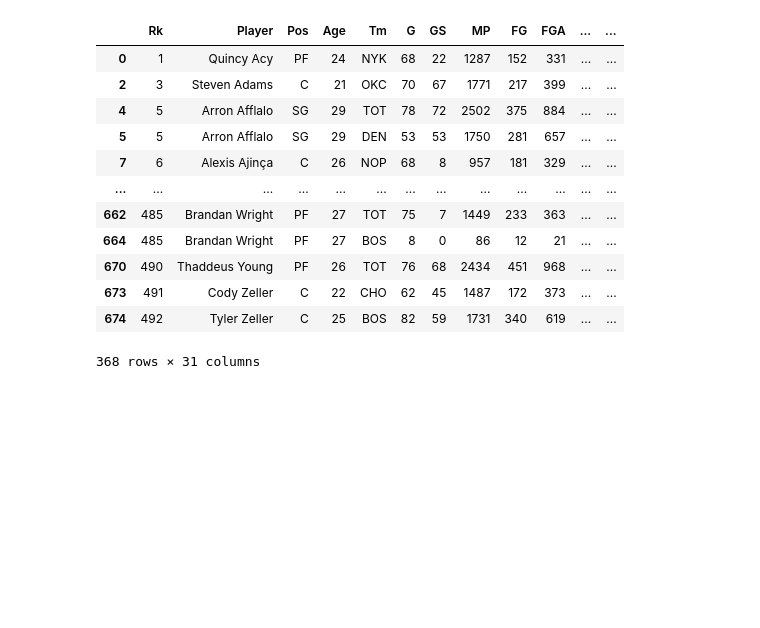
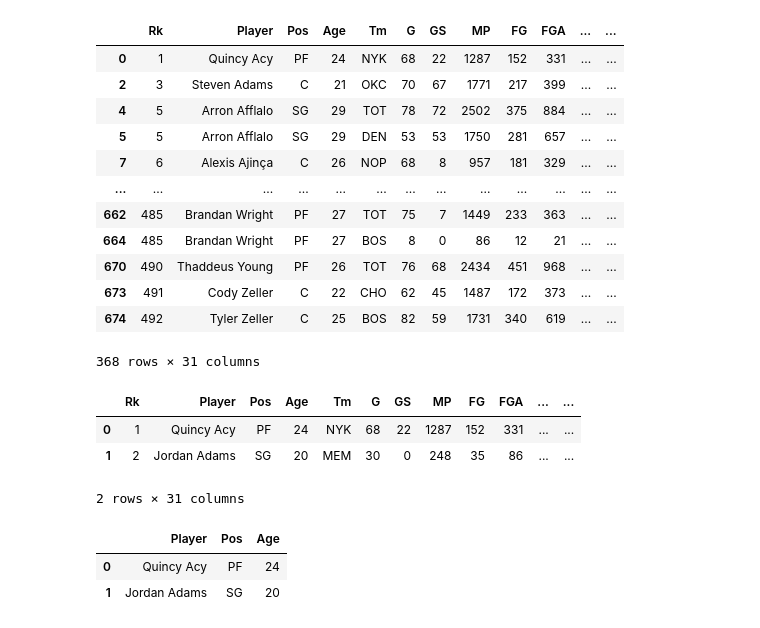
Before and after one commit to anu78600/Learning, a Jupyter notebook: 8.Pandas/Pandas-adv.ipynb, the cells around one changed output. Drawn from its saved outputs; the diff is of its cells as text; code cells hidden in the pictures; blank space fills up the shorter version.

```diff
--- a/8.Pandas/Pandas-adv.ipynb
+++ b/8.Pandas/Pandas-adv.ipynb
@@ -256,3 +256,16 @@ df[df['G'] >"500"]
 | 673 | 491 | Cody Zeller | C | 22 | CHO | 62 | 45 | 1487 | 172 | 373 | ... | ... |
 | 674 | 492 | Tyler Zeller | C | 25 | BOS | 82 | 59 | 1731 | 340 | 619 | ... | ... |
 368 rows × 31 columns
+# %%
+df[0:2]
+# %% [output]
+|  | Rk | Player | Pos | Age | Tm | G | GS | MP | FG | FGA | ... | ... |
+| 0 | 1 | Quincy Acy | PF | 24 | NYK | 68 | 22 | 1287 | 152 | 331 | ... | ... |
+| 1 | 2 | Jordan Adams | SG | 20 | MEM | 30 | 0 | 248 | 35 | 86 | ... | ... |
+2 rows × 31 columns
+# %%
+df[['Player','Pos','Age']][0:2]
+# %% [output]
+|  | Player | Pos | Age |
+| 0 | Quincy Acy | PF | 24 |
+| 1 | Jordan Adams | SG | 20 |
```
Also changed, not shown: parts of 7 cells of this notebook.
